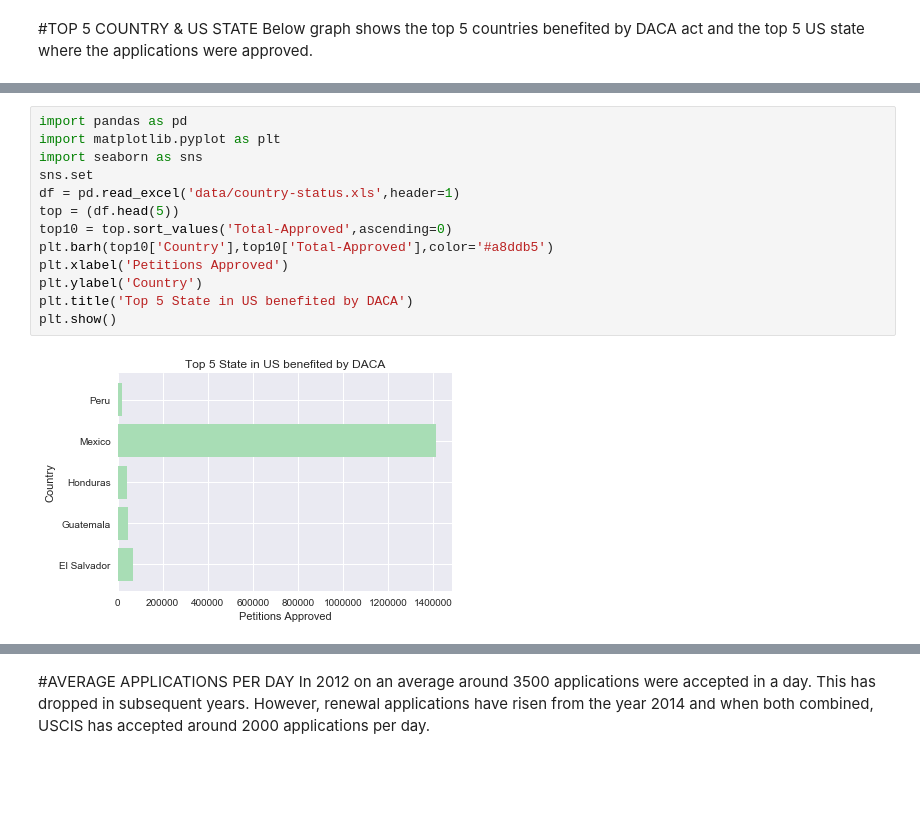
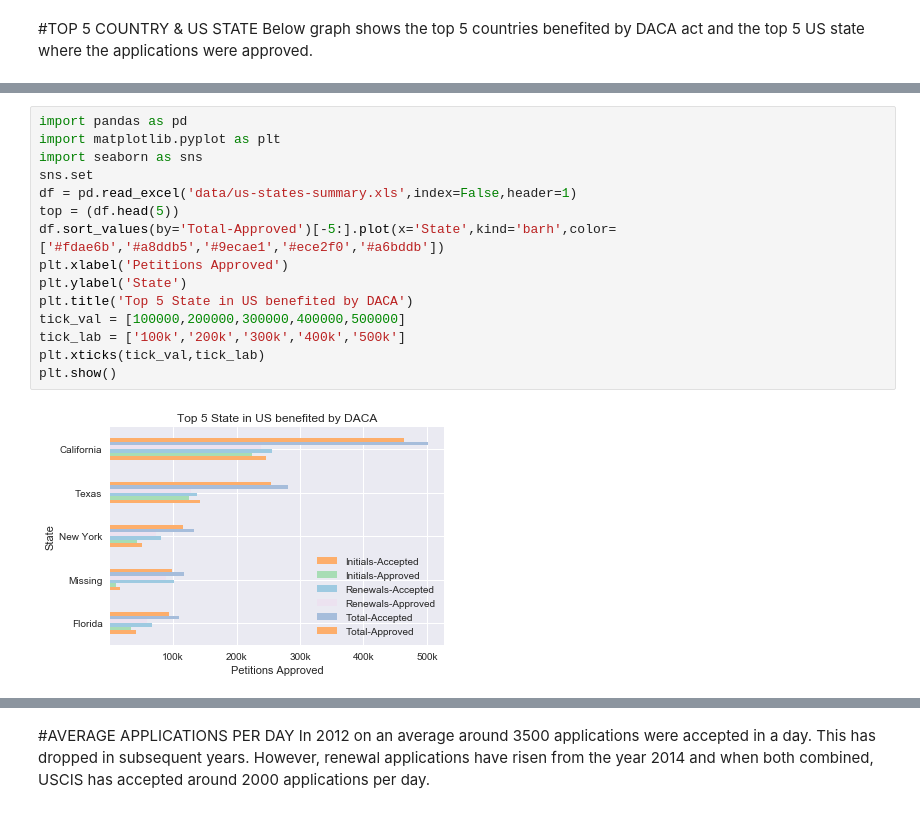
Before and after one commit to KirazG/datascience, a Jupyter notebook: capstone-project1/DataStory/Datastory.ipynb, the cells around one changed output, grey strips where cells are left out. Drawn from its saved outputs; the diff is of its cells as text; blank space fills up the shorter version.

```diff
--- a/capstone-project1/DataStory/Datastory.ipynb
+++ b/capstone-project1/DataStory/Datastory.ipynb
@@ -130,15 +145,17 @@ Below graph shows the top 5 countries benefited by DACA act and the top 5 US sta
 # %%
 import pandas as pd
 import matplotlib.pyplot as plt
 import seaborn as sns
 sns.set
-df = pd.read_excel('data/country-status.xls',header=1)
+df = pd.read_excel('data/us-states-summary.xls',index=False,header=1)
 top = (df.head(5))
-top10 = top.sort_values('Total-Approved',ascending=0)
-plt.barh(top10['Country'],top10['Total-Approved'],color='#a8ddb5')
+df.sort_values(by='Total-Approved')[-5:].plot(x='State',kind='barh',color=['#fdae6b','#a8ddb5','#9ecae1','#ece2f0','#a6bddb'])
 plt.xlabel('Petitions Approved')
-plt.ylabel('Country')
+plt.ylabel('State')
 plt.title('Top 5 State in US benefited by DACA')
+tick_val = [100000,200000,300000,400000,500000]
+tick_lab = ['100k','200k','300k','400k','500k']
+plt.xticks(tick_val,tick_lab)
 plt.show()
 # %% [output]
-[figure, old version]
+[figure, new version]
```
Also changed, not shown: parts of 5 cells of this notebook.
